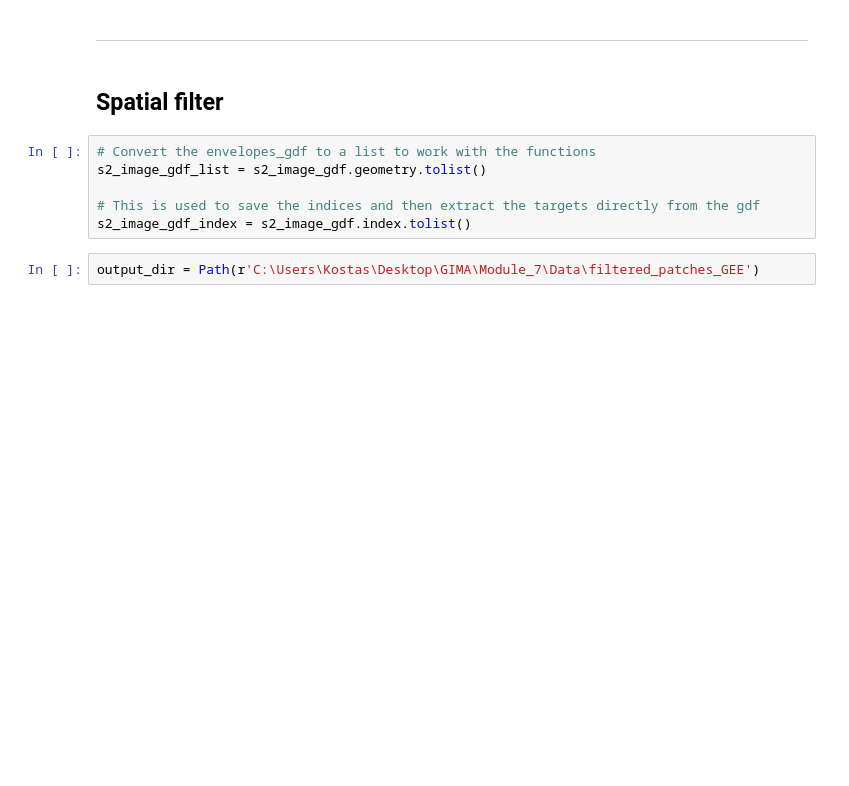
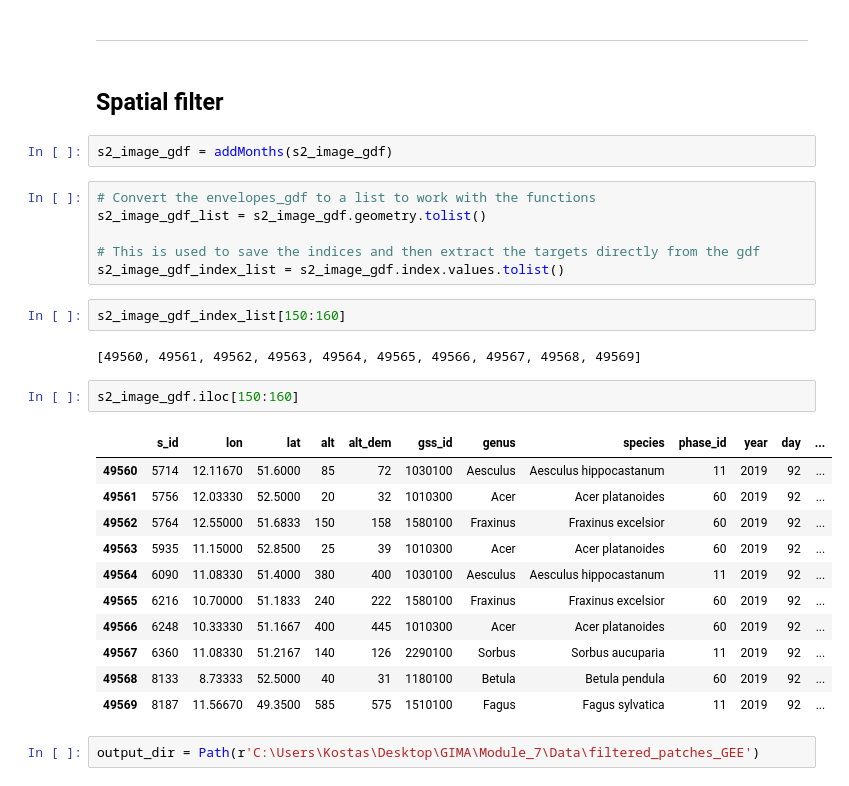
Before and after one commit to Vk0z/vitpheno, a Jupyter notebook: GEE/s2_patch_extraction_gee.ipynb, the cells around one changed output. Drawn from its saved outputs; the diff is of its cells as text; blank space fills up the shorter version.

```diff
--- a/GEE/s2_patch_extraction_gee.ipynb
+++ b/GEE/s2_patch_extraction_gee.ipynb
@@ -193,12 +236,32 @@ freqresults_df[freqresults_df['max_label'] == 'M'].head(10)
 ___________
 # %% [markdown]
 ## Spatial filter
+# %%
+s2_image_gdf = addMonths(s2_image_gdf)
 # %%
 # Convert the envelopes_gdf to a list to work with the functions
 s2_image_gdf_list = s2_image_gdf.geometry.tolist()
 
 # This is used to save the indices and then extract the targets directly from the gdf
-s2_image_gdf_index = s2_image_gdf.index.tolist()
+s2_image_gdf_index_list = s2_image_gdf.index.values.tolist()
+# %%
+s2_image_gdf_index_list[150:160]
+# %% [output]
+[49560, 49561, 49562, 49563, 49564, 49565, 49566, 49567, 49568, 49569]
+# %%
+s2_image_gdf.iloc[150:160]
+# %% [output]
+|  | s_id | lon | lat | alt | alt_dem | gss_id | genus | species | phase_id | year | day | ... |
+| 49560 | 5714 | 12.11670 | 51.6000 | 85 | 72 | 1030100 | Aesculus | Aesculus hippocastanum | 11 | 2019 | 92 | ... |
+| 49561 | 5756 | 12.03330 | 52.5000 | 20 | 32 | 1010300 | Acer | Acer platanoides | 60 | 2019 | 92 | ... |
+| 49562 | 5764 | 12.55000 | 51.6833 | 150 | 158 | 1580100 | Fraxinus | Fraxinus excelsior | 60 | 2019 | 92 | ... |
+| 49563 | 5935 | 11.15000 | 52.8500 | 25 | 39 | 1010300 | Acer | Acer platanoides | 60 | 2019 | 92 | ... |
+| 49564 | 6090 | 11.08330 | 51.4000 | 380 | 400 | 1030100 | Aesculus | Aesculus hippocastanum | 11 | 2019 | 92 | ... |
+| 49565 | 6216 | 10.70000 | 51.1833 | 240 | 222 | 1580100 | Fraxinus | Fraxinus excelsior | 60 | 2019 | 92 | ... |
+| 49566 | 6248 | 10.33330 | 51.1667 | 400 | 445 | 1010300 | Acer | Acer platanoides | 60 | 2019 | 92 | ... |
+| 49567 | 6360 | 11.08330 | 51.2167 | 140 | 126 | 2290100 | Sorbus | Sorbus aucuparia | 11 | 2019 | 92 | ... |
+| 49568 | 8133 | 8.73333 | 52.5000 | 40 | 31 | 1180100 | Betula | Betula pendula | 60 | 2019 | 92 | ... |
+| 49569 | 8187 | 11.56670 | 49.3500 | 585 | 575 | 1510100 | Fagus | Fagus sylvatica | 11 | 2019 | 92 | ... |
 # %%
 output_dir = Path(r'C:\Users\Kostas\Desktop\GIMA\Module_7\Data\filtered_patches_GEE')
 # %%
```
Also changed, not shown: parts of 35 cells of this notebook.
